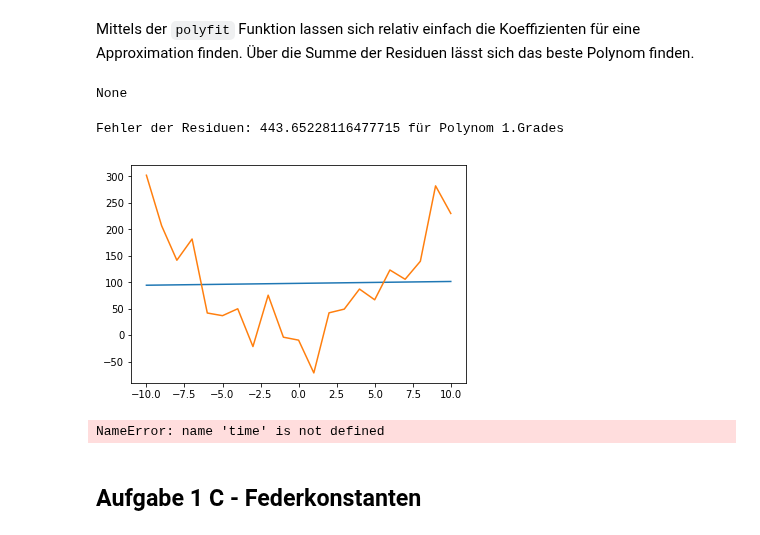
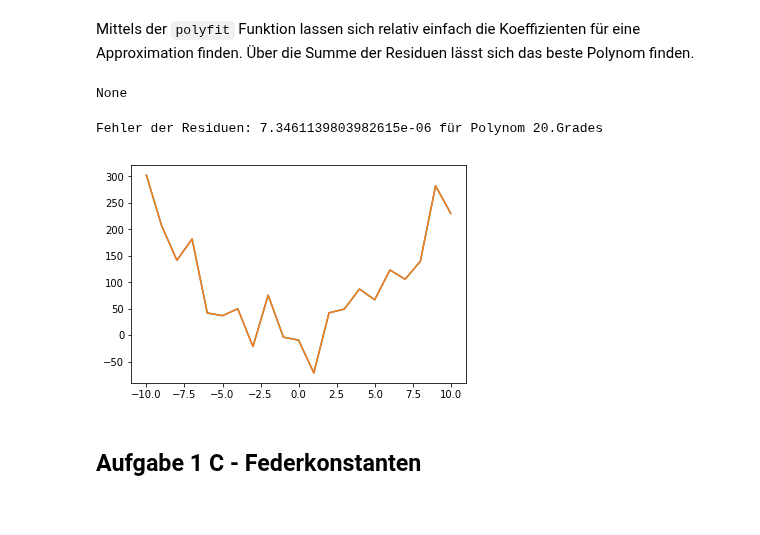
Before and after one commit to darenegade/modellbildung, a Jupyter notebook: Abgabe1/Abgabe1.ipynb, the cells around one changed output. Cells and saved outputs as stored; diff of their text form; code cells hidden in the pictures.

```diff
--- a/Abgabe1/Abgabe1.ipynb
+++ b/Abgabe1/Abgabe1.ipynb
@@ -166,29 +179,27 @@ plt.plot(Unknown['y'], Unknown['x'])
 # %% [markdown]
 Mittels der `polyfit` Funktion lassen sich relativ einfach die Koeffizienten für eine Approximation finden. Über die Summe der Residuen lässt sich das beste Polynom finden.
 # %%
-from IPython import display
 stdErrFn = lambda  fittet_list: math.sqrt(sum([(x-y)**2 for x, y in zip(fittet_list, Unknown['x'])]))
 
 i = 1
 se = float("inf")
 se_accept = 0.01
 while se > se_accept:
     fit = pylab.polyfit(Unknown['y'], Unknown['x'], i)
     fit_fn = pylab.poly1d(fit)
     se = stdErrFn(fit_fn(Unknown['y']))
-    display.clear_output(wait=True)
-    display.display(plt.gcf().clear())
+    ipy.display.clear_output(wait=True)
+    ipy.display.display(plt.gcf().clear())
     print ('Fehler der Residuen: ' + str(stdErrFn(fit_fn(Unknown['y']))) + ' für Polynom ' + str(i) + '.Grades')
     plt.plot(Unknown['y'], fit_fn(Unknown['y']))
     plt.plot(Unknown['y'], Unknown['x'])
     plt.show()
     time.sleep(1)
     i += 1
 # %% [output]
 None
-Fehler der Residuen: 443.65228116477715 für Polynom 1.Grades
+Fehler der Residuen: 7.3461139803982615e-06 für Polynom 20.Grades
-[figure, old version]
+[figure, new version]
-NameError: name 'time' is not defined
 # %% [markdown]
 ## Aufgabe 1 C - Federkonstanten
 # %% [markdown]
```
Also changed, not shown: parts of 8 cells of this notebook.
